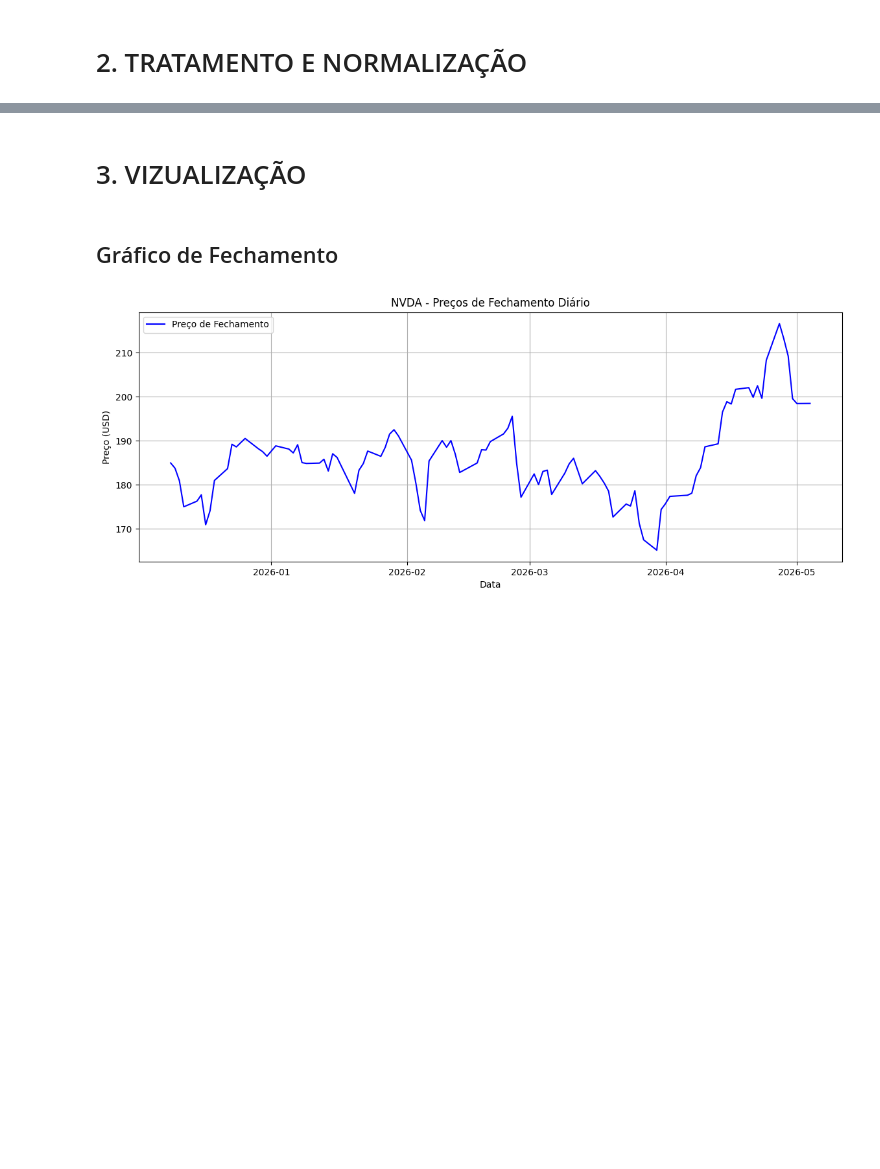
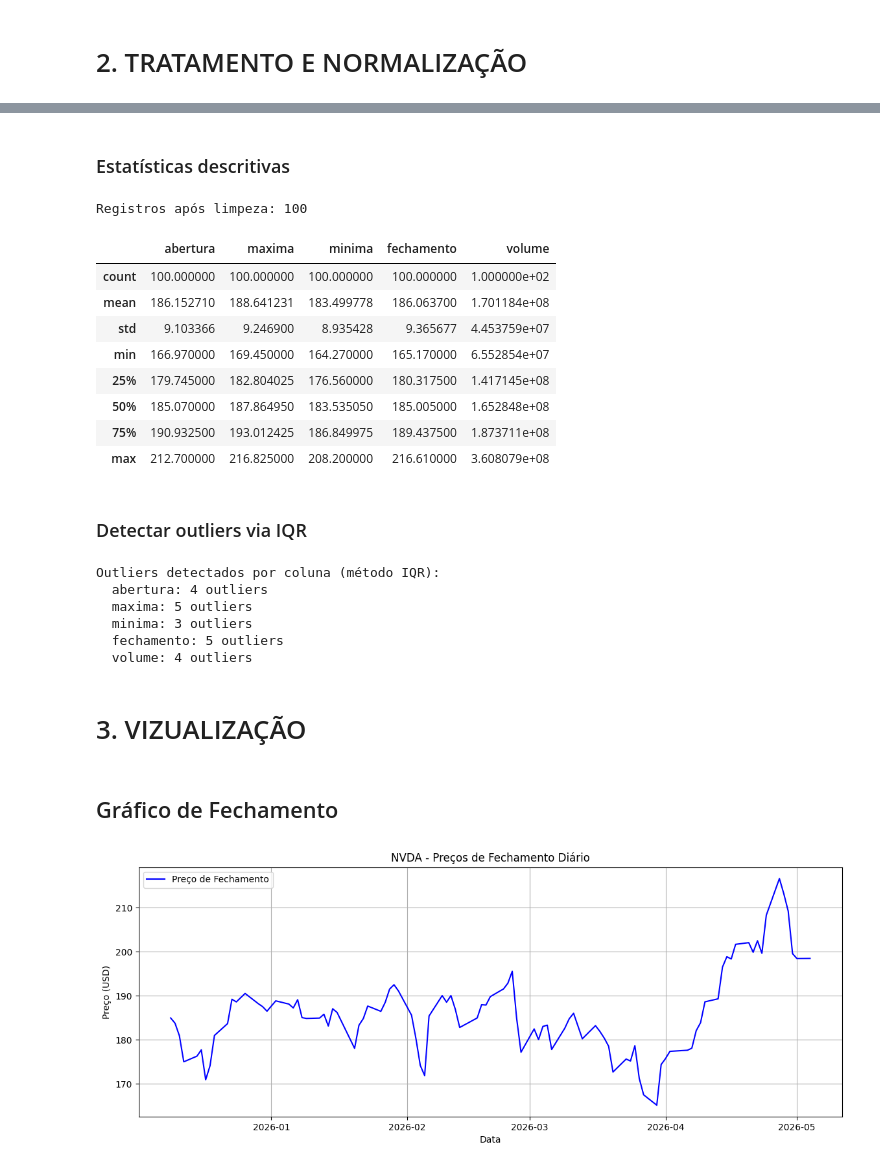
Before and after one commit to clarachence/prova_11_clara_chence, a Jupyter notebook: prova_11_clara_chence.ipynb, the cells around one changed output, grey strips where cells are left out. Drawn from its saved outputs; the diff is of its cells as text; code cells hidden in the pictures; blank space fills up the shorter version.

```diff
--- a/prova_11_clara_chence.ipynb
+++ b/prova_11_clara_chence.ipynb
@@ -57,3 +59,36 @@ X = X_scaled_df
+# %% [markdown]
+### Estatísticas descritivas
+# %%
+print(f"\nRegistros após limpeza: {len(df)}")
+display(df.describe())
+# %% [output]
+Registros após limpeza: 100
+|  | abertura | maxima | minima | fechamento | volume |
+| count | 100.000000 | 100.000000 | 100.000000 | 100.000000 | 1.000000e+02 |
+| mean | 186.152710 | 188.641231 | 183.499778 | 186.063700 | 1.701184e+08 |
+| std | 9.103366 | 9.246900 | 8.935428 | 9.365677 | 4.453759e+07 |
+| min | 166.970000 | 169.450000 | 164.270000 | 165.170000 | 6.552854e+07 |
+| 25% | 179.745000 | 182.804025 | 176.560000 | 180.317500 | 1.417145e+08 |
+| 50% | 185.070000 | 187.864950 | 183.535050 | 185.005000 | 1.652848e+08 |
+| 75% | 190.932500 | 193.012425 | 186.849975 | 189.437500 | 1.873711e+08 |
+| max | 212.700000 | 216.825000 | 208.200000 | 216.610000 | 3.608079e+08 |
+# %% [markdown]
+### Detectar outliers via IQR
+# %%
+print("\nOutliers detectados por coluna (método IQR):")
+for col in ['abertura', 'maxima', 'minima', 'fechamento', 'volume']:
+    Q1 = df[col].quantile(0.25)
+    Q3 = df[col].quantile(0.75)
+    IQR = Q3 - Q1
+    outliers = df[(df[col] < Q1 - 1.5 * IQR) | (df[col] > Q3 + 1.5 * IQR)]
+    print(f"  {col}: {len(outliers)} outliers")
+# %% [output]
+Outliers detectados por coluna (método IQR):
+  abertura: 4 outliers
+  maxima: 5 outliers
+  minima: 3 outliers
+  fechamento: 5 outliers
+  volume: 4 outliers
 # %% [markdown]
 # 3. VIZUALIZAÇÃO
 # %% [markdown]
```
Also changed, not shown: parts of 9 cells of this notebook.
